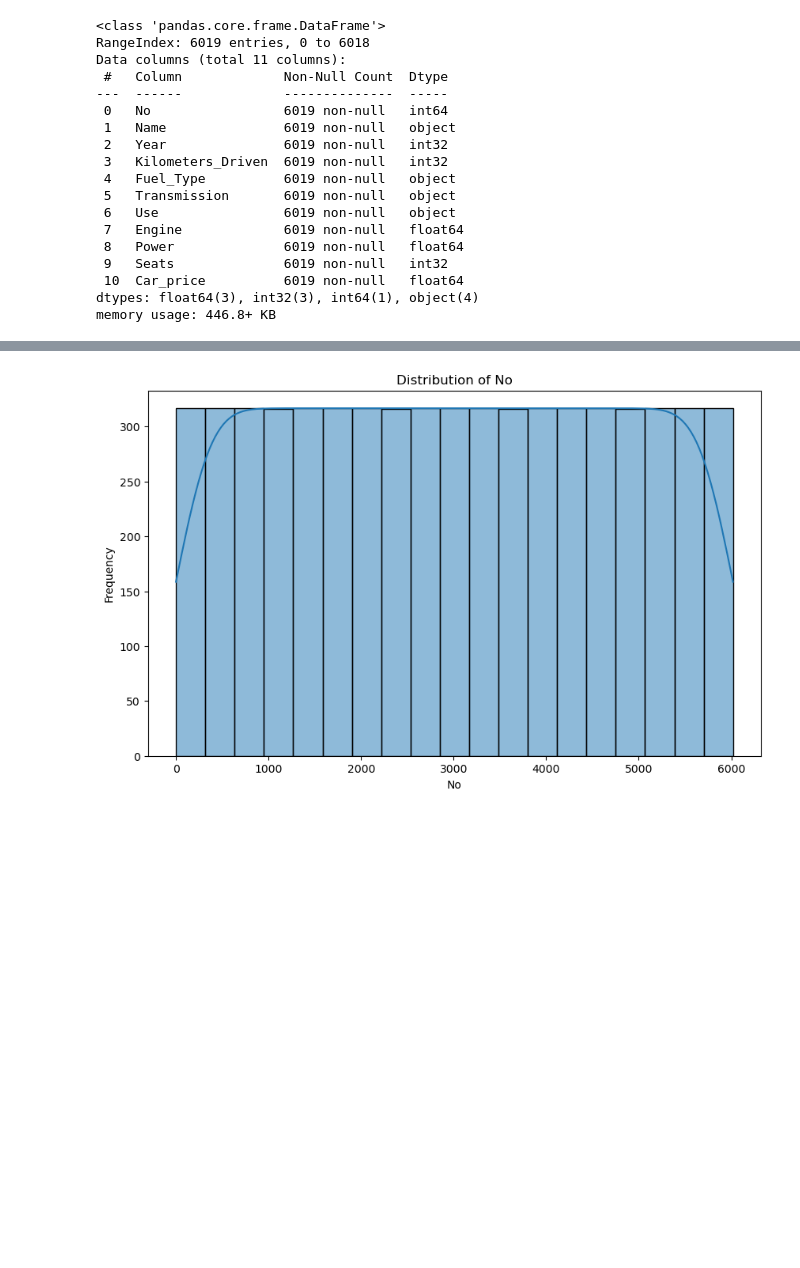
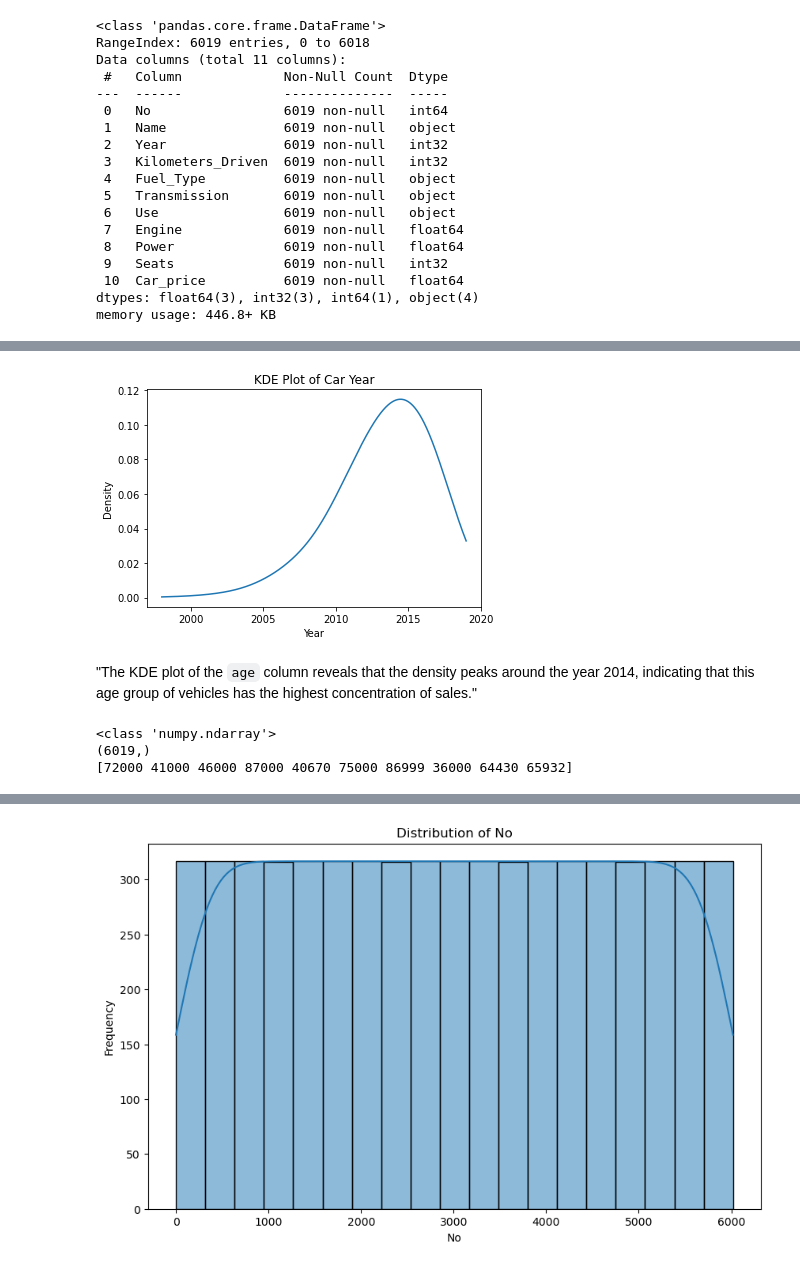
Before and after one commit to jakkkc/car_price, a Jupyter notebook: index.ipynb, the cells around one changed output, grey strips where cells are left out. Cells and saved outputs as stored; diff of their text form; code cells hidden in the pictures; blank space fills up the shorter version.

```diff
--- a/index.ipynb
+++ b/index.ipynb
@@ -268,0 +394,14 @@ cleaned_df.head()
+# %%
+from scipy.stats import gaussian_kde
+
+kde = gaussian_kde(year_data, bw_method=0.5)
+x = np.linspace(np.min(year_data), np.max(year_data), 1000)
+plt.plot(x, kde(x), label='KDE')
+plt.title('KDE Plot of Car Year')
+plt.xlabel('Year')
+plt.ylabel('Density')
+plt.show()
+# %% [output]
+[figure, added]
+# %% [markdown]
+"The KDE plot of the `age` column reveals that the density peaks around the year 2014, indicating that this age group of vehicles has the highest concentration of sales."
@@ -268,0 +410,8 @@ cleaned_df.head()
+# %%
+print(type(kilometers_data))
+print(kilometers_data.shape)
+print(kilometers_data[:10])  # Check the first few values
+# %% [output]
+<class 'numpy.ndarray'>
+(6019,)
+[72000 41000 46000 87000 40670 75000 86999 36000 64430 65932]
```
Also changed, not shown: parts of 34 cells of this notebook.
